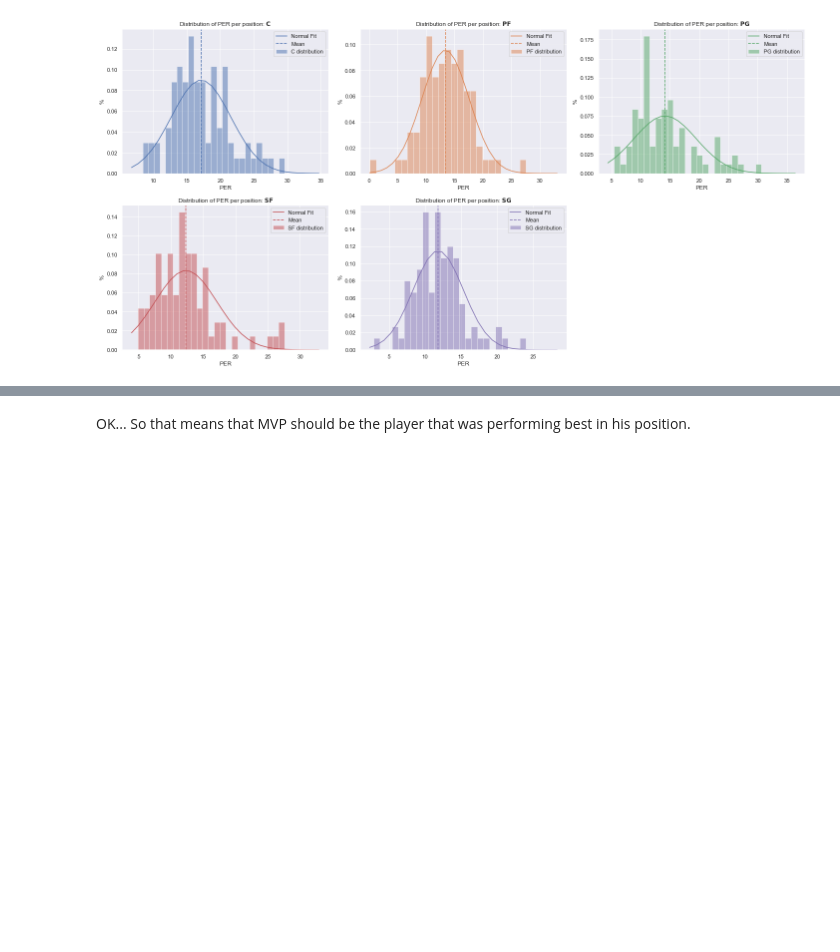
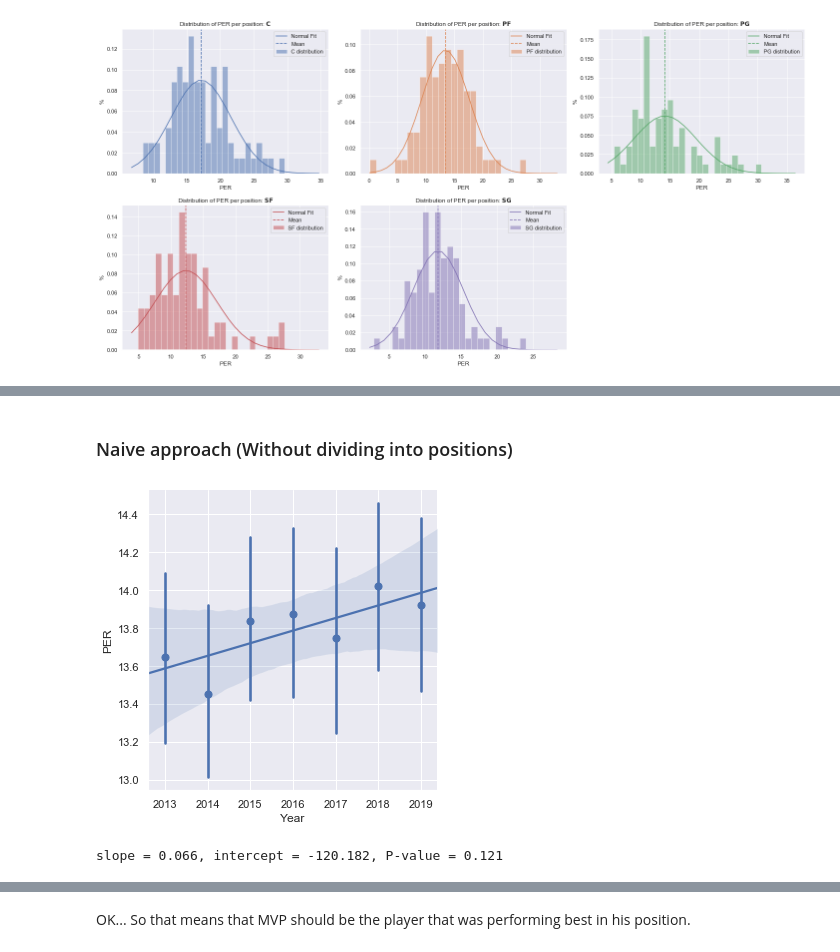
Before and after one commit to guygozlan/SciComPy_NBA, a Jupyter notebook: NBA_ver3.ipynb, the cells around one changed output, grey strips where cells are left out. Cells and saved outputs as stored; diff of their text form; code cells hidden in the pictures; blank space fills up the shorter version.

```diff
--- a/NBA_ver3.ipynb
+++ b/NBA_ver3.ipynb
@@ -207,0 +317,16 @@ We can see from the plots above that the PER is now distributed the same accross
+# %% [markdown]
+### Naive approach (Without dividing into positions)
+# %%
+sns.lmplot(
+    x='Year',
+    y='PER',
+    data=dbb,
+    x_estimator=np.mean
+);
+# %% [output]
+[figure, added]
+# %%
+res = scipy.stats.linregress(dbb['Year'], dbb['PER'])
+print('slope = {:.3f}, intercept = {:.3f}, P-value = {:.3f}'.format(res.slope, res.intercept, res.pvalue))
+# %% [output]
+slope = 0.066, intercept = -120.182, P-value = 0.121
```
Also changed, not shown: parts of 77 cells of this notebook.
